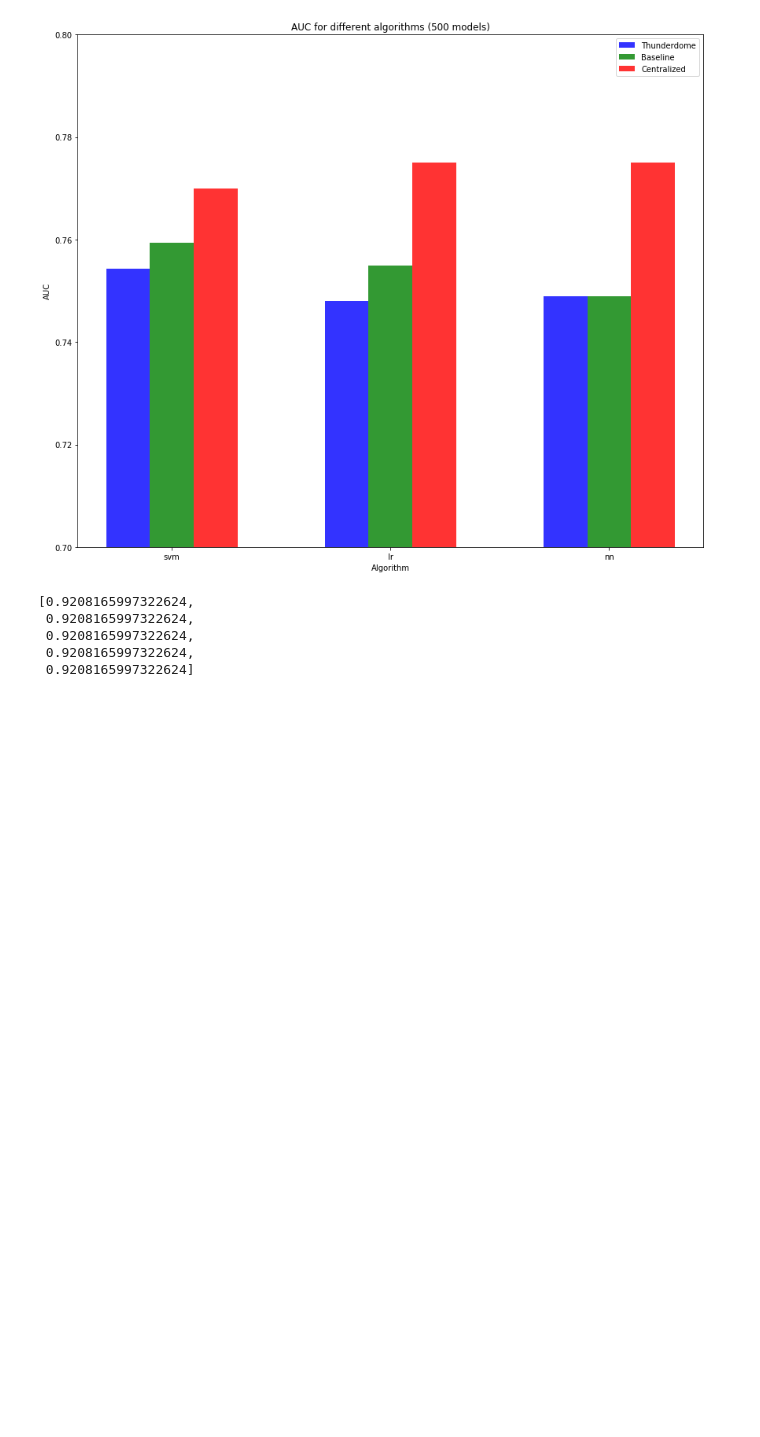
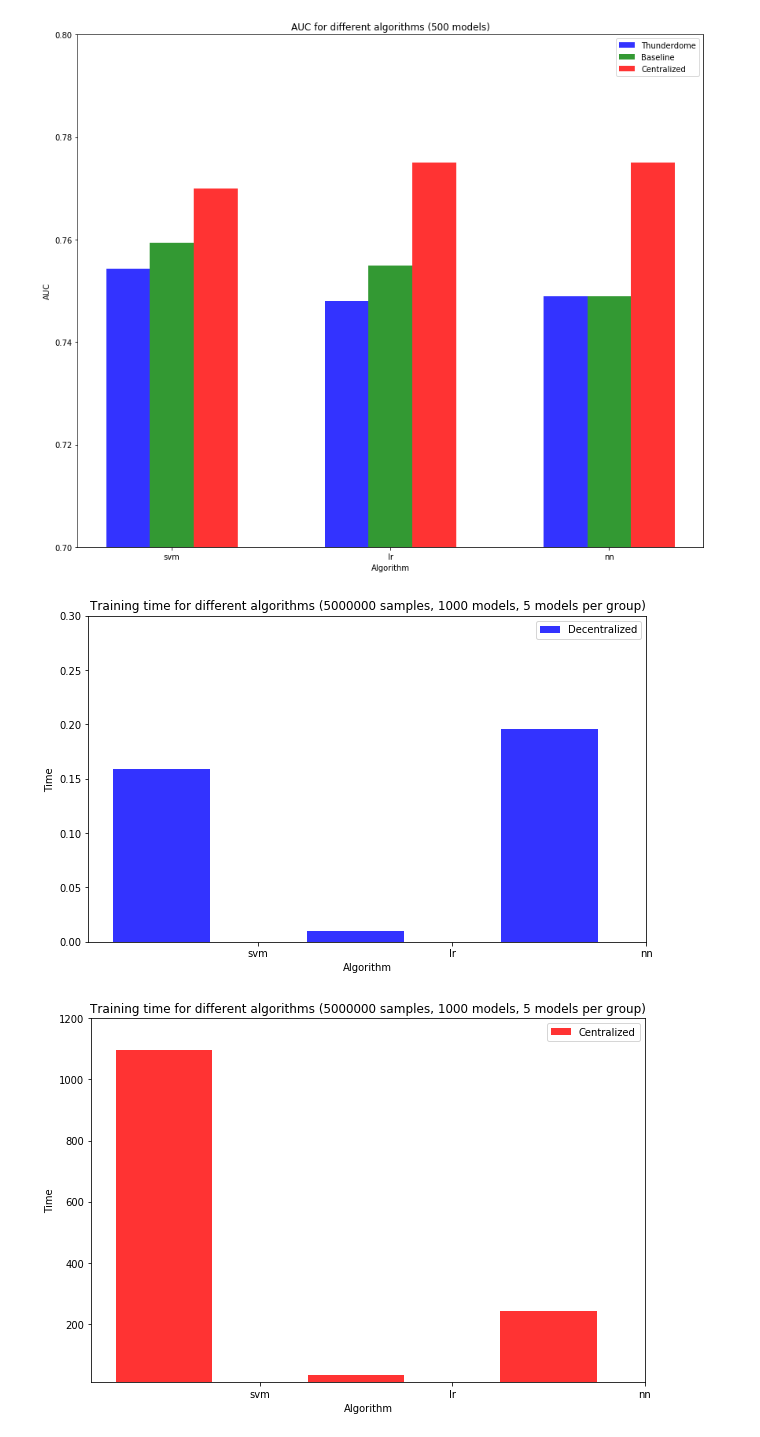
Before and after one commit to alisakhatipova/Parallel-Machine-Learning, a Jupyter notebook: main.ipynb, the cells around one changed output. Saved outputs shown, nothing was run; the diff lists cells and outputs as text; code cells hidden in the pictures; blank space fills up the shorter version.

```diff
--- a/main.ipynb
+++ b/main.ipynb
@@ -81,11 +81,51 @@ plt.tight_layout()
 plt.show()
 # %% [output]
 [figure]
-# %%
-simple
-# %% [output]
-[0.9208165997322624,
- 0.9208165997322624,
- 0.9208165997322624,
- 0.9208165997322624,
- 0.9208165997322624]
+# %%
+algs = ['svm', 'lr', 'nn']
+# data to plot
+n_groups = 3
+decentr = [0.158813634, 0.01034771203, 0.19576765489]
+centr = [1097.85066, 30.866311073, 240.31716704]
+
+# create plot
+fig, ax = plt.subplots(figsize=(10, 6))
+index = np.arange(n_groups)
+bar_width = 0.5
+opacity = 0.8
+ax.set_ylim(ymin=0.0)
+ax.set_ylim(ymax=0.3)
+rects1 = plt.bar(index, decentr, bar_width,
+                 alpha=opacity,
+                 color='b',
+                 label='Decentralized')
+
+plt.xlabel('Algorithm')
+plt.ylabel('Time')
+plt.title('Training time for different algorithms (5000000 samples, 1000 models, 5 models per group)')
+plt.xticks(index + bar_width, algs)
+plt.legend()
+
+fig, ax = plt.subplots(figsize=(9, 6))
+index = np.arange(n_groups)
+bar_width = 0.5
+opacity = 0.8
+ax.set_ylim(ymin=10)
+ax.set_ylim(ymax=1200)
+rects1 = plt.bar(index, centr, bar_width,
+                 alpha=opacity,
+                 color='r',
+                 label='Centralized')
+
+plt.xlabel('Algorithm')
+plt.ylabel('Time')
+plt.title('Training time for different algorithms (5000000 samples, 1000 models, 5 models per group)')
+plt.xticks(index + bar_width, algs)
+plt.legend()
+
+
+plt.tight_layout()
+plt.show()
+# %% [output]
+[figure, added]
+[figure, added]
```
Also changed, not shown: parts of 5 cells of this notebook, 5 other files.
